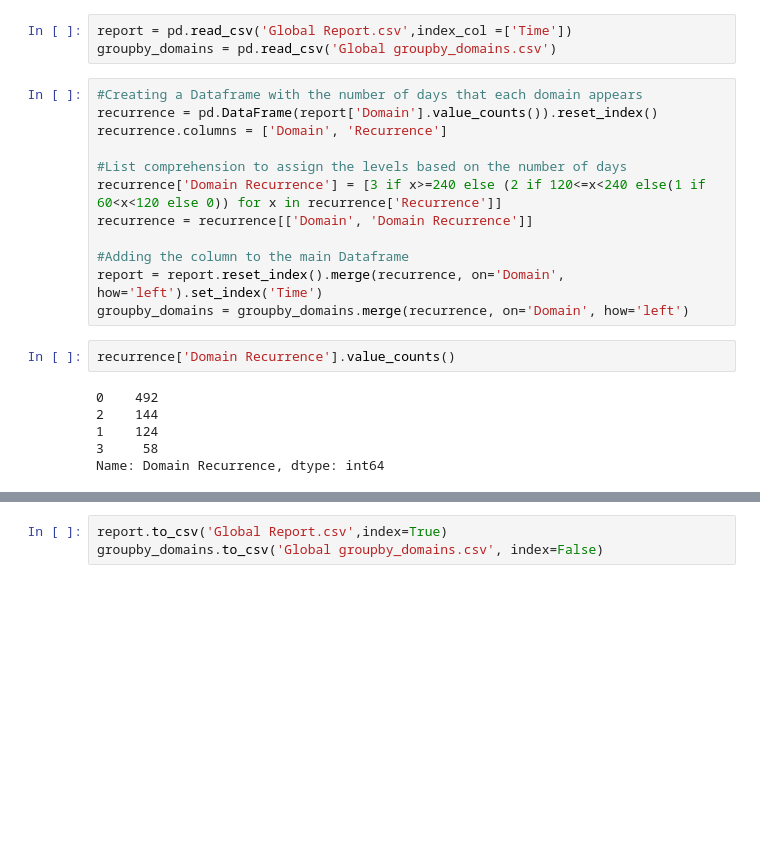
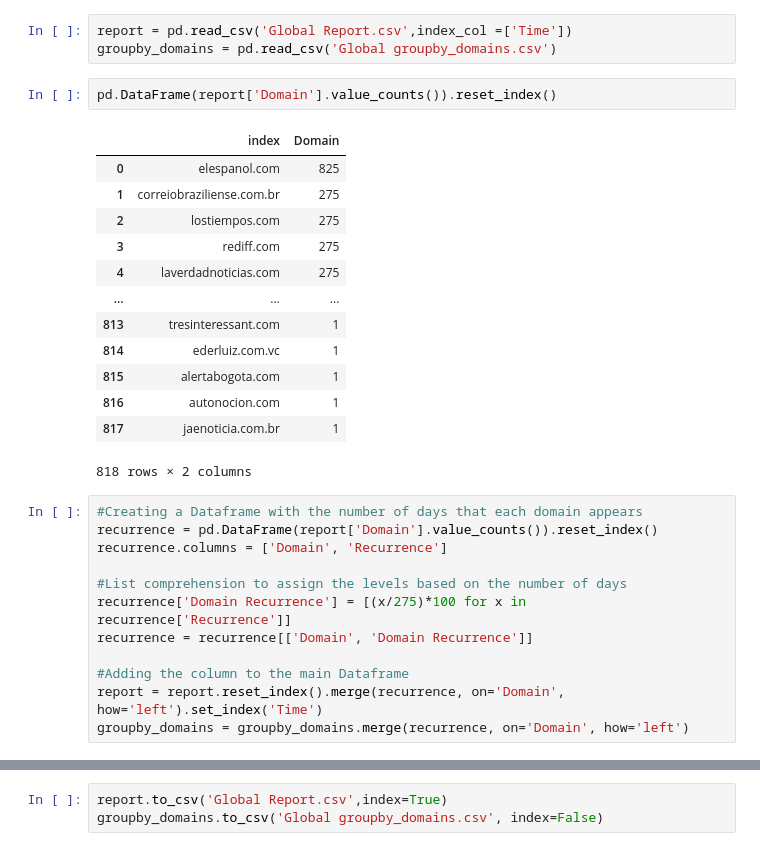
Before and after one commit to rfisla/FINAL-PROJECT-OF-KSCHOOL-MASTER, a Jupyter notebook: Full Data Interpretation.ipynb, the cells around one changed output, grey strips where cells are left out. Saved outputs shown, nothing was run; the diff lists cells and outputs as text; blank space fills up the shorter version.

Commit message:
Modifying the Domain Recurrence variable

```diff
--- a/Full Data Interpretation.ipynb
+++ b/Full Data Interpretation.ipynb
@@ -311,23 +307,31 @@ We have 9 months available:
 # %%
 report = pd.read_csv('Global Report.csv',index_col =['Time'])
 groupby_domains = pd.read_csv('Global groupby_domains.csv')
+# %%
+pd.DataFrame(report['Domain'].value_counts()).reset_index()
+# %% [output]
+|  | index | Domain |
+| 0 | elespanol.com | 825 |
+| 1 | correiobraziliense.com.br | 275 |
+| 2 | lostiempos.com | 275 |
+| 3 | rediff.com | 275 |
+| 4 | laverdadnoticias.com | 275 |
+| ... | ... | ... |
+| 813 | tresinteressant.com | 1 |
+| 814 | ederluiz.com.vc | 1 |
+| 815 | alertabogota.com | 1 |
+| 816 | autonocion.com | 1 |
+| 817 | jaenoticia.com.br | 1 |
+818 rows × 2 columns
 # %%
 #Creating a Dataframe with the number of days that each domain appears
 recurrence = pd.DataFrame(report['Domain'].value_counts()).reset_index()
 recurrence.columns = ['Domain', 'Recurrence']
 
 #List comprehension to assign the levels based on the number of days
-recurrence['Domain Recurrence'] = [3 if x>=240 else (2 if 120<=x<240 else(1 if 60<x<120 else 0)) for x in recurrence['Recurrence']]
+recurrence['Domain Recurrence'] = [(x/275)*100 for x in recurrence['Recurrence']]
 recurrence = recurrence[['Domain', 'Domain Recurrence']]
 
 #Adding the column to the main Dataframe
 report = report.reset_index().merge(recurrence, on='Domain', how='left').set_index('Time')
 groupby_domains = groupby_domains.merge(recurrence, on='Domain', how='left')
-# %%
-recurrence['Domain Recurrence'].value_counts()
-# %% [output]
-0    492
-2    144
-1    124
-3     58
-Name: Domain Recurrence, dtype: int64
```
Also changed, not shown: parts of 8 cells of this notebook.
